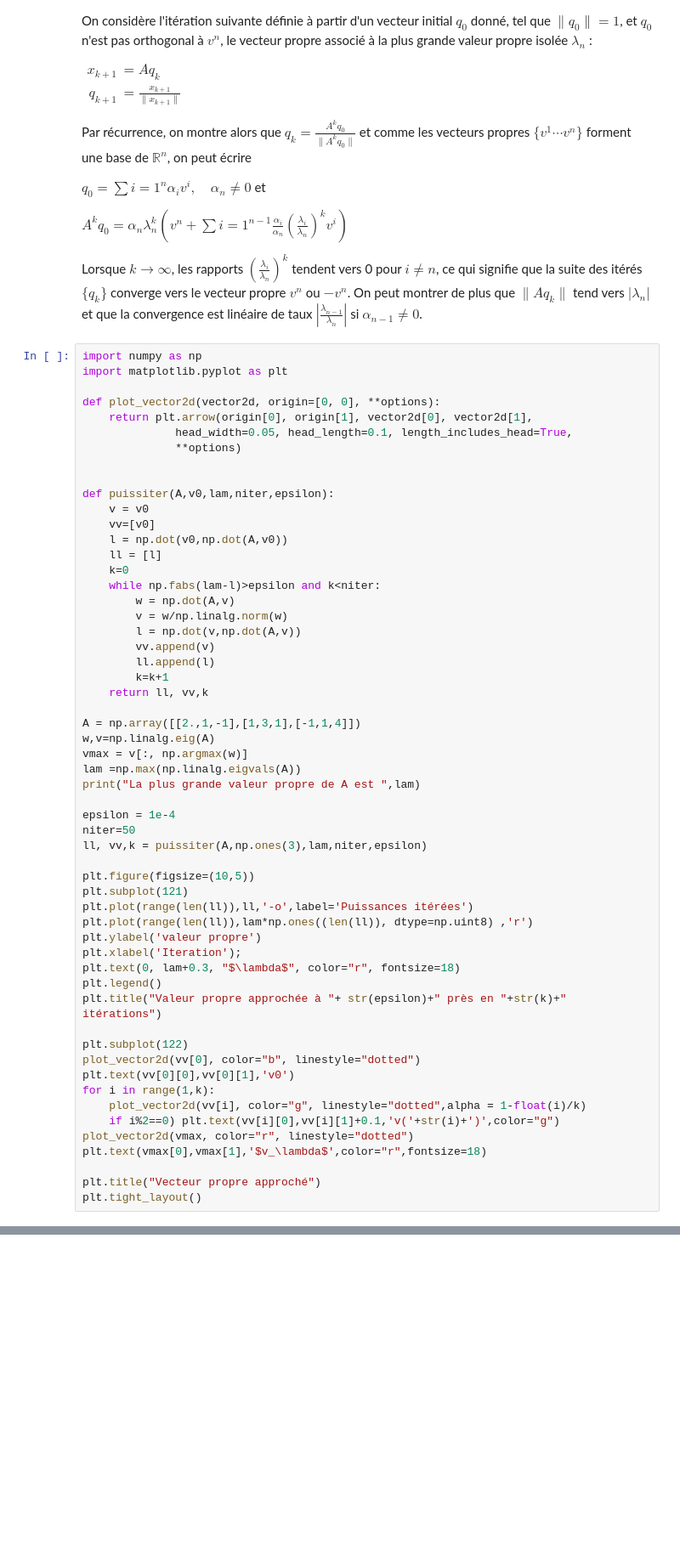
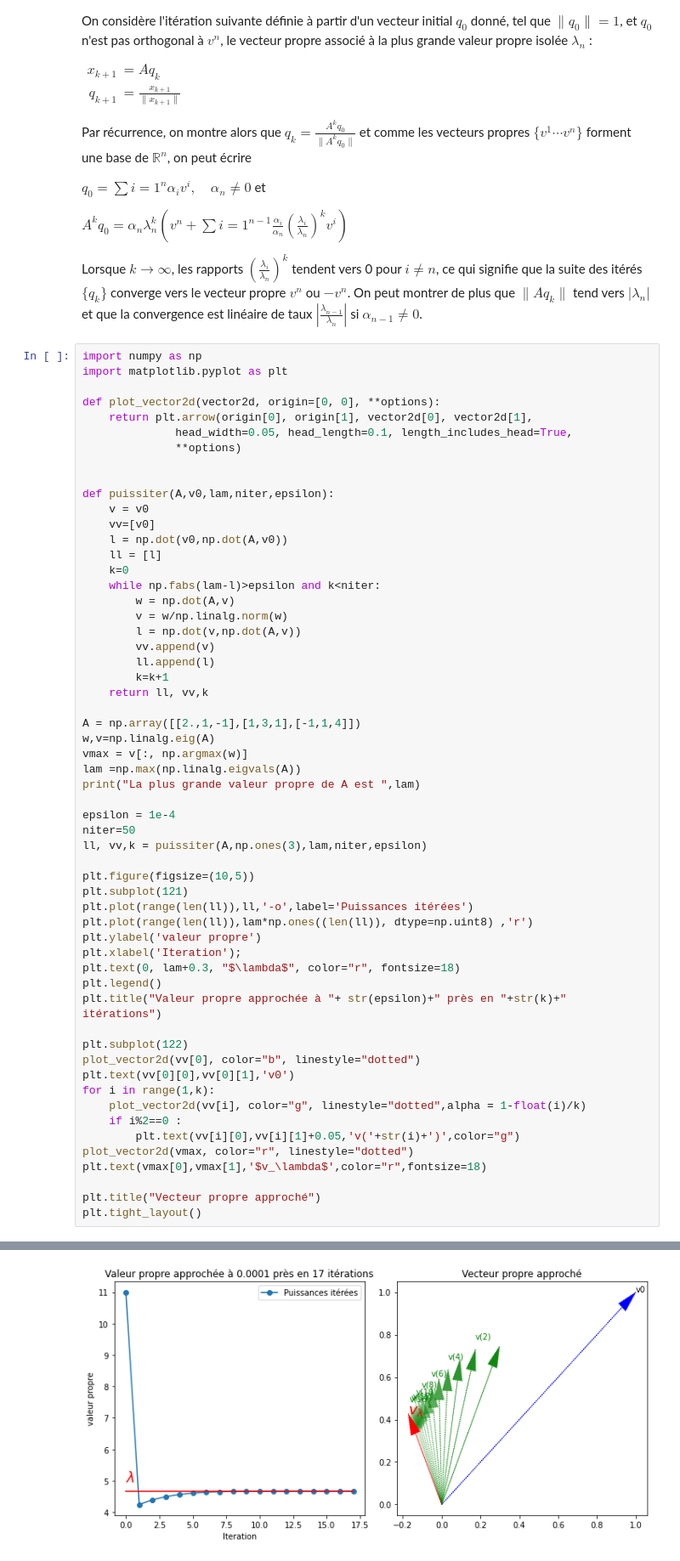
Before and after one commit to vbarra/ANbook, a Jupyter notebook: _sources/puissiter.ipynb, the cells around one changed output, grey strips where cells are left out. Shown at 85% size. Saved outputs shown, nothing was run; the diff lists cells and outputs as text; blank space fills up the shorter version.

```diff
--- a/_sources/puissiter.ipynb
+++ b/_sources/puissiter.ipynb
@@ -106,7 +106,8 @@ plot_vector2d(vv[0], color="b", linestyle="dotted")
 plt.text(vv[0][0],vv[0][1],'v0')
 for i in range(1,k):
     plot_vector2d(vv[i], color="g", linestyle="dotted",alpha = 1-float(i)/k)
-    if i%2==0) plt.text(vv[i][0],vv[i][1]+0.1,'v('+str(i)+')',color="g")
+    if i%2==0 :
+        plt.text(vv[i][0],vv[i][1]+0.05,'v('+str(i)+')',color="g")
 plot_vector2d(vmax, color="r", linestyle="dotted")
 plt.text(vmax[0],vmax[1],'$v_\lambda$',color="r",fontsize=18)
 
@@ -117,3 +118,4 @@ SyntaxError: unmatched ')' (<ipython-input-1-b915d68ce12c>, line 50)
+[figure, added]
 # %% [markdown]
 ## Méthode des puissances inverses
 
```
Also changed, not shown: parts of 1 cell of this notebook, 4 other files.
